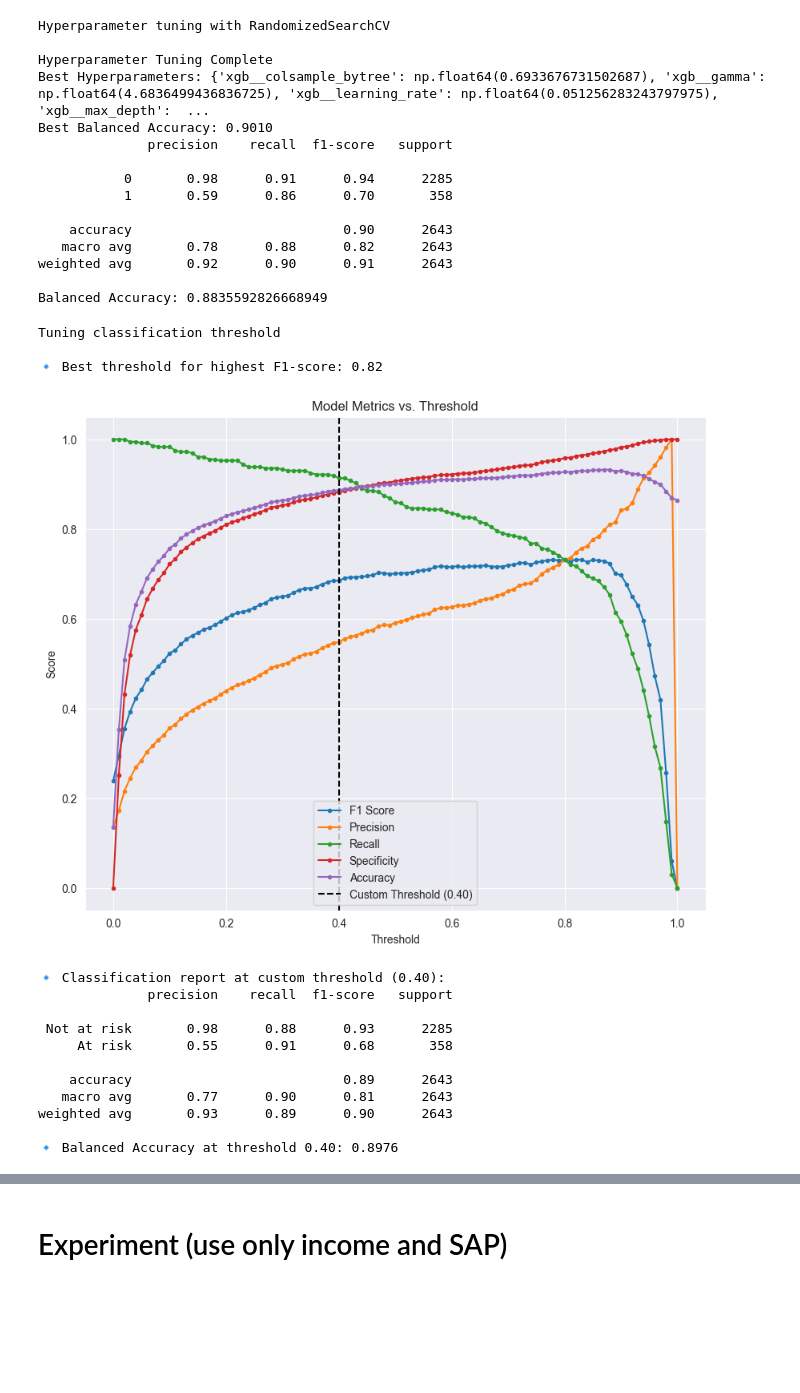
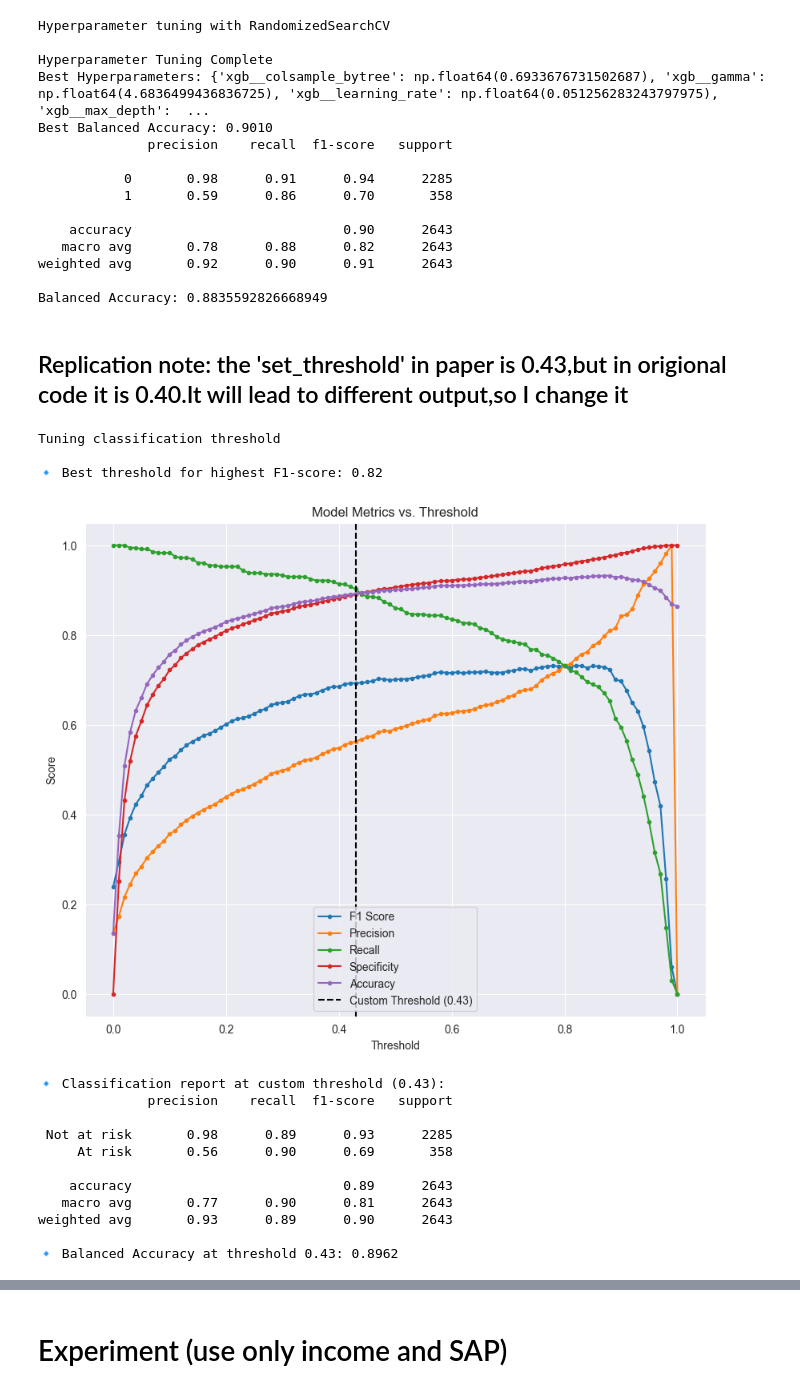
Before and after one commit to yimo219646/energy-poverty-table-a3-replication, a Jupyter notebook: table-a3.ipynb, the cells around one changed output, grey strips where cells are left out. Saved outputs shown, nothing was run; the diff lists cells and outputs as text; code cells hidden in the pictures; blank space fills up the shorter version.

Commit message:
Adjust Extended Model threshold from 0.40 to 0.43 to match Appendix C Table A3

```diff
--- a/table-a3.ipynb
+++ b/table-a3.ipynb
@@ -813,26 +813,34 @@ Best Balanced Accuracy: 0.9010
 weighted avg       0.92      0.90      0.91      2643
 
 Balanced Accuracy: 0.8835592826668949
-# %%
-best_threshold, metrics_at_custom_threshold = tune_classification_threshold(
-    best_model, X_test, y_test, set_threshold=0.40
-)
-# %% [output]
-Tuning classification threshold
-
-🔹 Best threshold for highest F1-score: 0.82
-[figure, removed]
-🔹 Classification report at custom threshold (0.40):
-              precision    recall  f1-score   support
-
- Not at risk       0.98      0.88      0.93      2285
-     At risk       0.55      0.91      0.68       358
-
-    accuracy                           0.89      2643
-   macro avg       0.77      0.90      0.81      2643
-weighted avg       0.93      0.89      0.90      2643
-
-🔹 Balanced Accuracy at threshold 0.40: 0.8976
+# %% [markdown]
+## Replication note: the 'set_threshold' in paper is 0.43,but in origional code it is 0.40.It will lead to different output,so I change it
+# %%
+# Original released notebook version:
+# best_threshold, metrics_at_custom_threshold = tune_classification_threshold(
+#     best_model, X_test, y_test, set_threshold=0.40
+# )
+
+# I change it to:
+best_threshold, metrics_at_custom_threshold = tune_classification_threshold(
+    best_model, X_test, y_test, set_threshold=0.43
+)
+# %% [output]
+Tuning classification threshold
+
+🔹 Best threshold for highest F1-score: 0.82
+[figure, added]
+🔹 Classification report at custom threshold (0.43):
+              precision    recall  f1-score   support
+
+ Not at risk       0.98      0.89      0.93      2285
+     At risk       0.56      0.90      0.69       358
+
+    accuracy                           0.89      2643
+   macro avg       0.77      0.90      0.81      2643
+weighted avg       0.93      0.89      0.90      2643
+
+🔹 Balanced Accuracy at threshold 0.43: 0.8962
 # %%
 extended_metrics = metrics_at_custom_threshold.copy()
 extended_metrics
```
Also changed, not shown: parts of 2 cells of this notebook.
